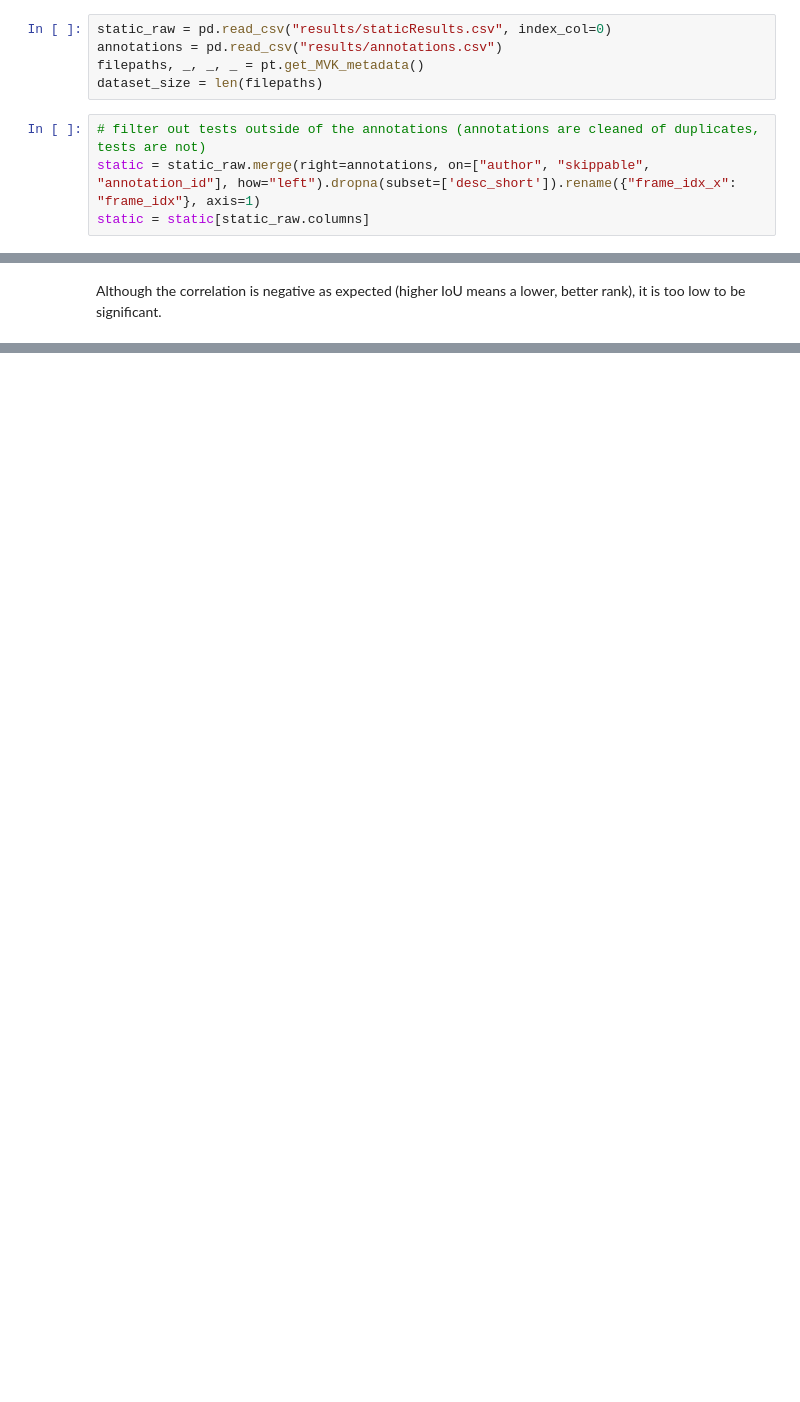
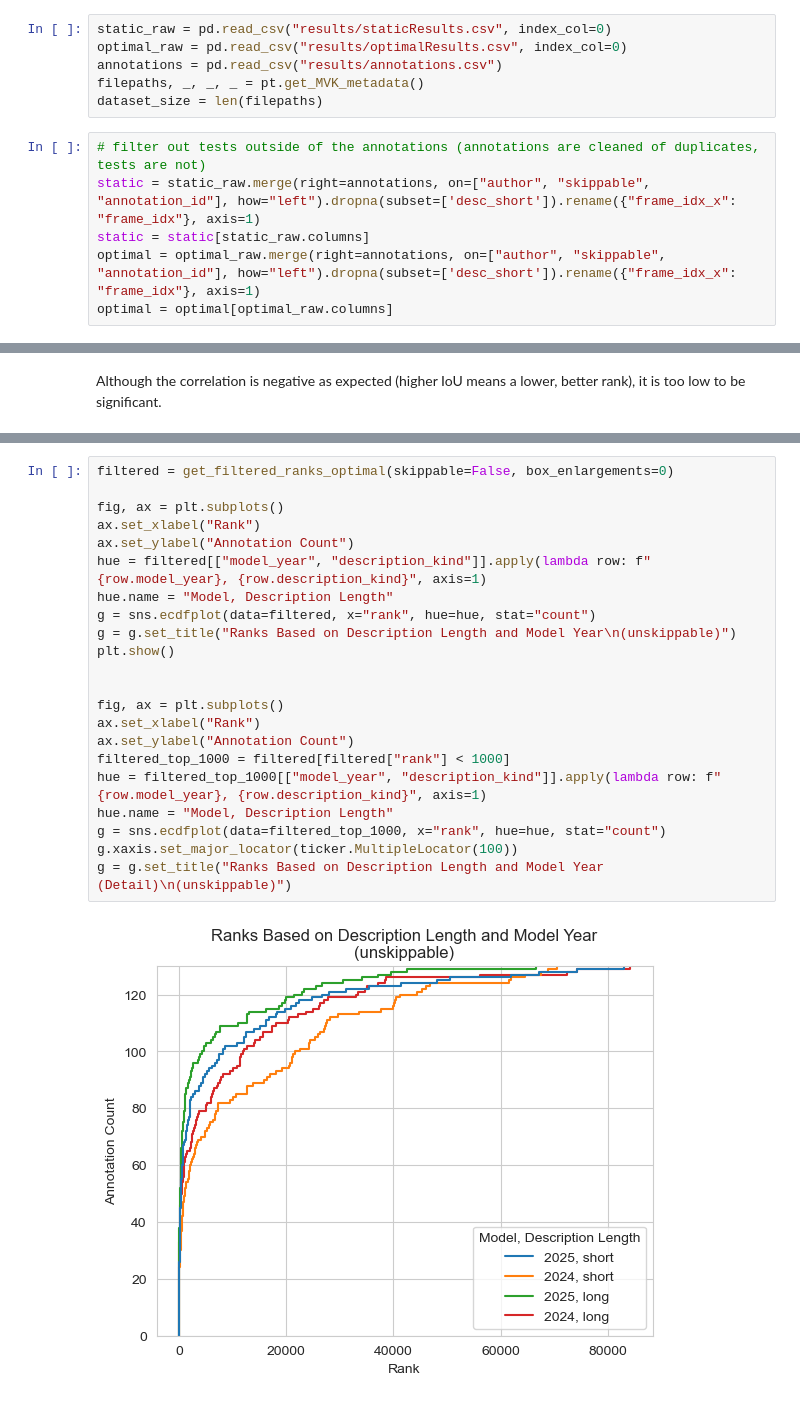
Before and after one commit to eceltov/V3Project, a Jupyter notebook: report.ipynb, the cells around one changed output, grey strips where cells are left out. Saved outputs shown, nothing was run; the diff lists cells and outputs as text; blank space fills up the shorter version.

```diff
--- a/report.ipynb
+++ b/report.ipynb
@@ -15,5 +15,6 @@ import processingTool as pt
 # %%
 static_raw = pd.read_csv("results/staticResults.csv", index_col=0)
+optimal_raw = pd.read_csv("results/optimalResults.csv", index_col=0)
 annotations = pd.read_csv("results/annotations.csv")
 filepaths, _, _, _ = pt.get_MVK_metadata()
 dataset_size = len(filepaths)
@@ -21,6 +22,8 @@ dataset_size = len(filepaths)
 # filter out tests outside of the annotations (annotations are cleaned of duplicates, tests are not)
 static = static_raw.merge(right=annotations, on=["author", "skippable", "annotation_id"], how="left").dropna(subset=['desc_short']).rename({"frame_idx_x": "frame_idx"}, axis=1)
 static = static[static_raw.columns]
+optimal = optimal_raw.merge(right=annotations, on=["author", "skippable", "annotation_id"], how="left").dropna(subset=['desc_short']).rename({"frame_idx_x": "frame_idx"}, axis=1)
+optimal = optimal[optimal_raw.columns]
 # %% [markdown]
 # Localization Report
 
@@ -305,0 +346,24 @@ Although the correlation is negative as expected (higher IoU means a lower, bett
+# %%
+filtered = get_filtered_ranks_optimal(skippable=False, box_enlargements=0)
+
+fig, ax = plt.subplots()
+ax.set_xlabel("Rank")
+ax.set_ylabel("Annotation Count")
+hue = filtered[["model_year", "description_kind"]].apply(lambda row: f"{row.model_year}, {row.description_kind}", axis=1)
+hue.name = "Model, Description Length"
+g = sns.ecdfplot(data=filtered, x="rank", hue=hue, stat="count")
+g = g.set_title("Ranks Based on Description Length and Model Year\n(unskippable)")
+plt.show()
+
+
+fig, ax = plt.subplots()
+ax.set_xlabel("Rank")
+ax.set_ylabel("Annotation Count")
+filtered_top_1000 = filtered[filtered["rank"] < 1000]
+hue = filtered_top_1000[["model_year", "description_kind"]].apply(lambda row: f"{row.model_year}, {row.description_kind}", axis=1)
+hue.name = "Model, Description Length"
+g = sns.ecdfplot(data=filtered_top_1000, x="rank", hue=hue, stat="count")
+g.xaxis.set_major_locator(ticker.MultipleLocator(100))
+g = g.set_title("Ranks Based on Description Length and Model Year (Detail)\n(unskippable)")
+# %% [output]
+[figure, added]
```
Also changed, not shown: parts of 17 cells of this notebook.
